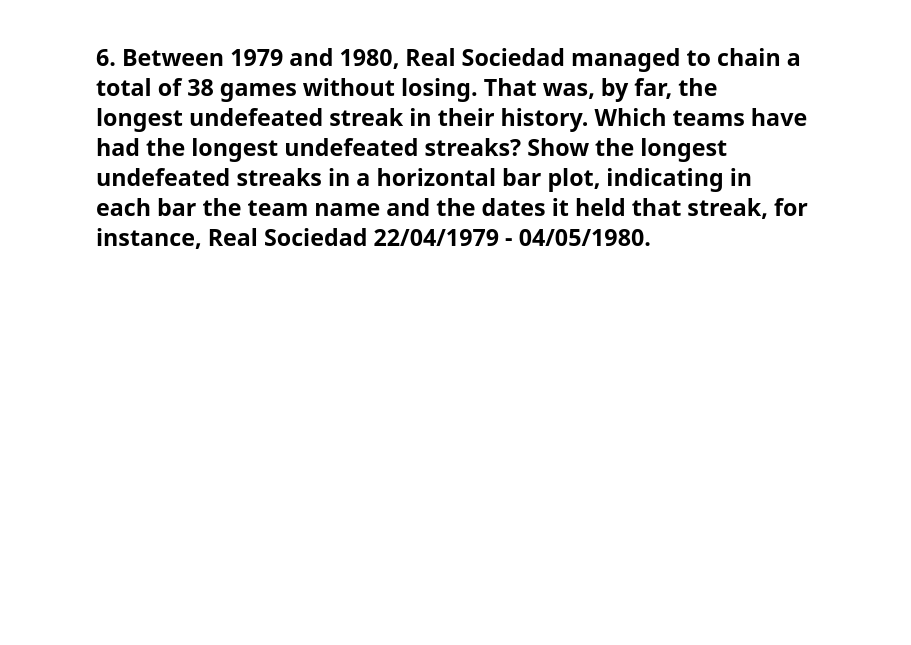
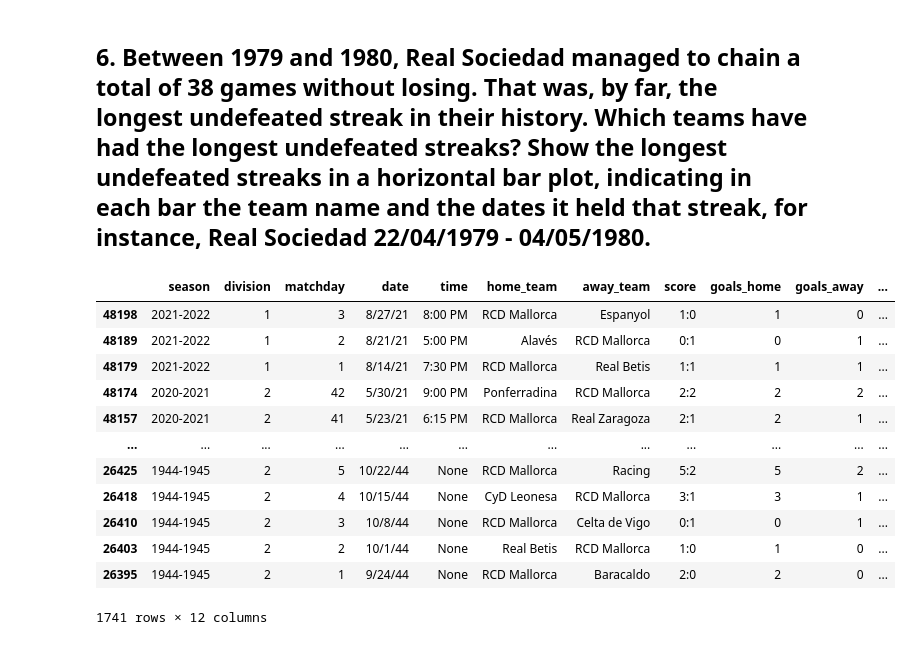
Before and after one commit to MellacE98/LaQuinielaUAB, a Jupyter notebook: LaLigaDataAnalysis.ipynb, the cells around one changed output. Saved outputs shown, nothing was run; the diff lists cells and outputs as text; code cells hidden in the pictures; blank space fills up the shorter version.

```diff
--- a/LaLigaDataAnalysis.ipynb
+++ b/LaLigaDataAnalysis.ipynb
@@ -325,2 +329,34 @@ plot_direct_confrontations_stats("Sevilla FC", "Real Betis")
 # %% [markdown]
 ## 6. Between 1979 and 1980, Real Sociedad managed to chain a total of 38 games without losing. That was, by far, the longest undefeated streak in their history. Which teams have had the longest undefeated streaks? Show the longest undefeated streaks in a horizontal bar plot, indicating in each bar the team name and the dates it held that streak, for instance, Real Sociedad 22/04/1979 - 04/05/1980.
+# %%
+df_streak = df.copy()
+df_streak = df_streak.sort_values(by=['season', 'matchday'], ascending=False)
+unique_teams = df_streak['home_team'].unique()
+
+streak_dict = {}
+
+conditions = [
+    (df_streak['result'] == '1'),
+    (df_streak['result'] == 'X'),
+    (df_streak['result'] == '2')
+]
+values = [df_streak['home_team'], 'both', df_streak['away_team']]
+df_streak['winstreak'] = np.select(conditions, values)
+
+team = unique_teams[0]
+
+df_streak[(df_streak['away_team'] == team) | (df_streak['home_team'] == team)]
+# %% [output]
+|  | season | division | matchday | date | time | home_team | away_team | score | goals_home | goals_away | ... |
+| 48198 | 2021-2022 | 1 | 3 | 8/27/21 | 8:00 PM | RCD Mallorca | Espanyol | 1:0 | 1 | 0 | ... |
+| 48189 | 2021-2022 | 1 | 2 | 8/21/21 | 5:00 PM | Alavés | RCD Mallorca | 0:1 | 0 | 1 | ... |
+| 48179 | 2021-2022 | 1 | 1 | 8/14/21 | 7:30 PM | RCD Mallorca | Real Betis | 1:1 | 1 | 1 | ... |
+| 48174 | 2020-2021 | 2 | 42 | 5/30/21 | 9:00 PM | Ponferradina | RCD Mallorca | 2:2 | 2 | 2 | ... |
+| 48157 | 2020-2021 | 2 | 41 | 5/23/21 | 6:15 PM | RCD Mallorca | Real Zaragoza | 2:1 | 2 | 1 | ... |
+| ... | ... | ... | ... | ... | ... | ... | ... | ... | ... | ... | ... |
+| 26425 | 1944-1945 | 2 | 5 | 10/22/44 | None | RCD Mallorca | Racing | 5:2 | 5 | 2 | ... |
+| 26418 | 1944-1945 | 2 | 4 | 10/15/44 | None | CyD Leonesa | RCD Mallorca | 3:1 | 3 | 1 | ... |
+| 26410 | 1944-1945 | 2 | 3 | 10/8/44 | None | RCD Mallorca | Celta de Vigo | 0:1 | 0 | 1 | ... |
+| 26403 | 1944-1945 | 2 | 2 | 10/1/44 | None | Real Betis | RCD Mallorca | 1:0 | 1 | 0 | ... |
+| 26395 | 1944-1945 | 2 | 1 | 9/24/44 | None | RCD Mallorca | Baracaldo | 2:0 | 2 | 0 | ... |
+1741 rows × 12 columns
```
Also changed, not shown: parts of 11 cells of this notebook.
